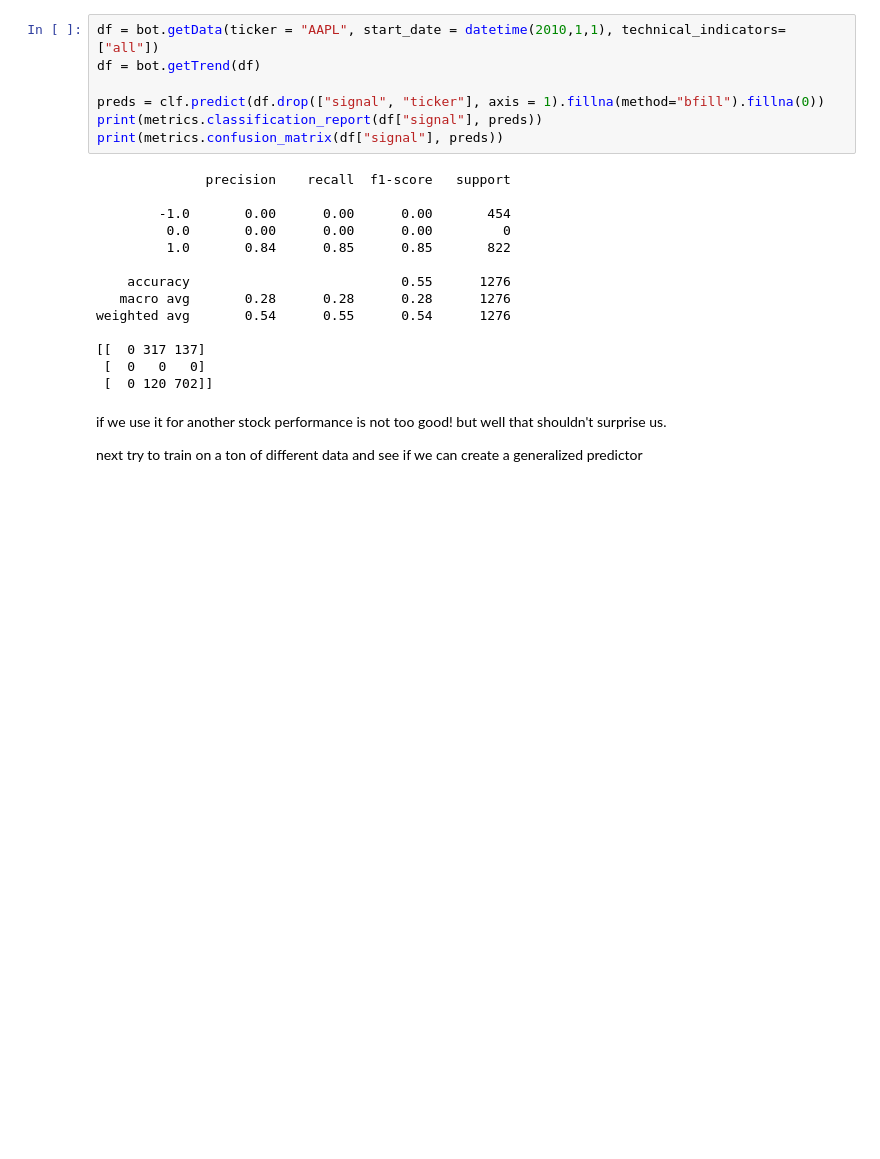
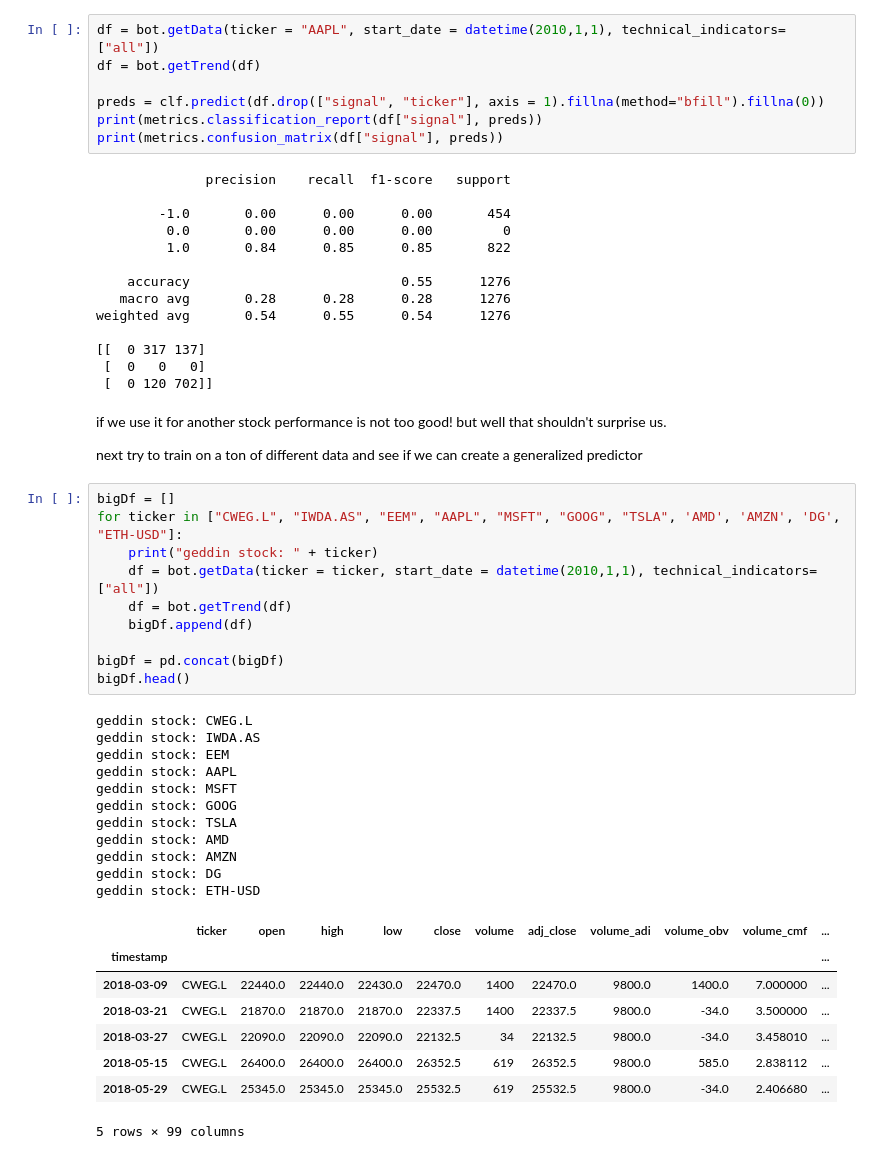
Before and after one commit to JustinGuese/tradingbot22-tradingbots, a Jupyter notebook: jupyternotebooks/correlations.ipynb, the cells around one changed output. Saved outputs shown, nothing was run; the diff lists cells and outputs as text; blank space fills up the shorter version.

```diff
--- a/jupyternotebooks/correlations.ipynb
+++ b/jupyternotebooks/correlations.ipynb
@@ -436,3 +436,33 @@ if we use it for another stock performance is not too good!
 but well that shouldn't surprise us.
 
 next try to train on a ton of different data and see if we can create a generalized predictor
+# %%
+bigDf = []
+for ticker in ["CWEG.L", "IWDA.AS", "EEM", "AAPL", "MSFT", "GOOG", "TSLA", 'AMD', 'AMZN', 'DG', "ETH-USD"]:
+    print("geddin stock: " + ticker)
+    df = bot.getData(ticker = ticker, start_date = datetime(2010,1,1), technical_indicators=["all"])
+    df = bot.getTrend(df)
+    bigDf.append(df)
+
+bigDf = pd.concat(bigDf)
+bigDf.head()
+# %% [output]
+geddin stock: CWEG.L
+geddin stock: IWDA.AS
+geddin stock: EEM
+geddin stock: AAPL
+geddin stock: MSFT
+geddin stock: GOOG
+geddin stock: TSLA
+geddin stock: AMD
+geddin stock: AMZN
+geddin stock: DG
+geddin stock: ETH-USD
+|  | ticker | open | high | low | close | volume | adj_close | volume_adi | volume_obv | volume_cmf | ... |
+| timestamp |  |  |  |  |  |  |  |  |  |  | ... |
+| 2018-03-09 | CWEG.L | 22440.0 | 22440.0 | 22430.0 | 22470.0 | 1400 | 22470.0 | 9800.0 | 1400.0 | 7.000000 | ... |
+| 2018-03-21 | CWEG.L | 21870.0 | 21870.0 | 21870.0 | 22337.5 | 1400 | 22337.5 | 9800.0 | -34.0 | 3.500000 | ... |
+| 2018-03-27 | CWEG.L | 22090.0 | 22090.0 | 22090.0 | 22132.5 | 34 | 22132.5 | 9800.0 | -34.0 | 3.458010 | ... |
+| 2018-05-15 | CWEG.L | 26400.0 | 26400.0 | 26400.0 | 26352.5 | 619 | 26352.5 | 9800.0 | 585.0 | 2.838112 | ... |
+| 2018-05-29 | CWEG.L | 25345.0 | 25345.0 | 25345.0 | 25532.5 | 619 | 25532.5 | 9800.0 | -34.0 | 2.406680 | ... |
+5 rows × 99 columns
```
Also changed, not shown: parts of 3 cells of this notebook, 1 other file.
